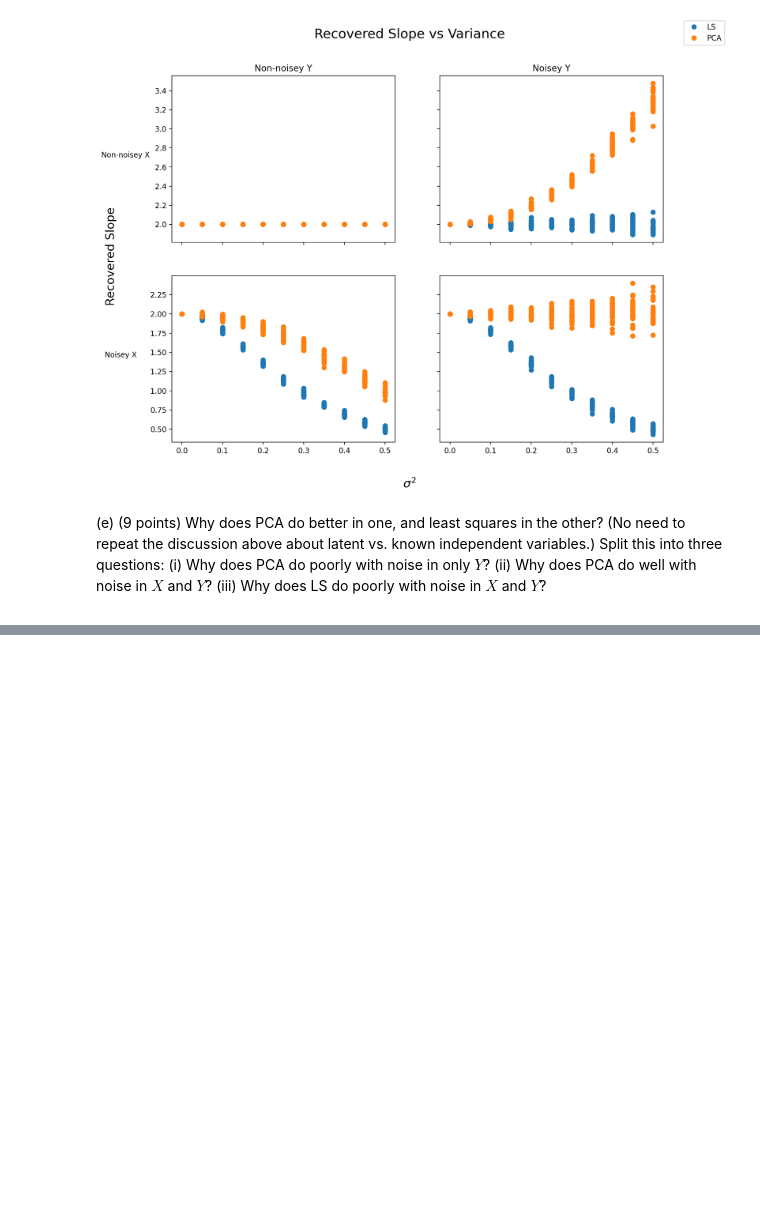
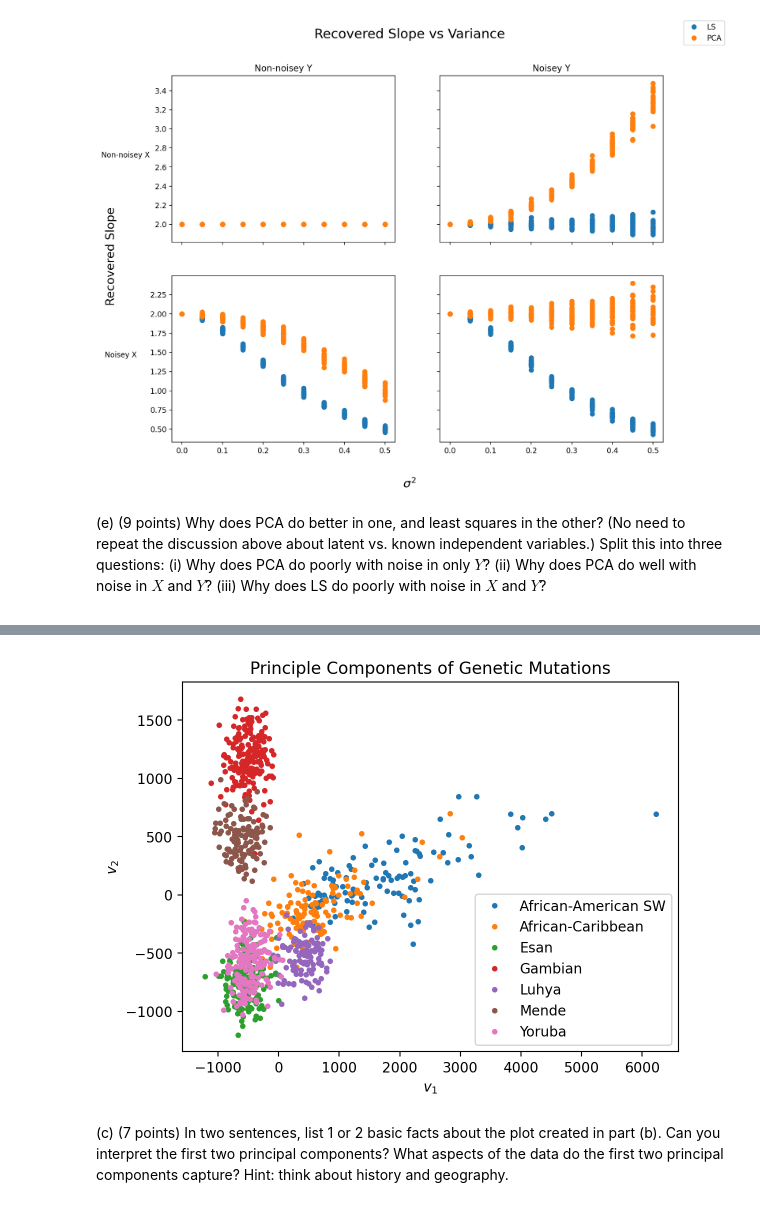
Before and after one commit to garfieldnate/Stanford-CS-168_Modern_Algorithmic_Toolbox, a Jupyter notebook: cs168/notebooks/mini_project_4.ipynb, the cells around one changed output, grey strips where cells are left out. Saved outputs shown, nothing was run; the diff lists cells and outputs as text; code cells hidden in the pictures; blank space fills up the shorter version.

Commit message:
Part 2c finished

```diff
--- a/cs168/notebooks/mini_project_4.ipynb
+++ b/cs168/notebooks/mini_project_4.ipynb
@@ -352,0 +350,2 @@ dimension of the returned vectors?
+# %%
+IDS, SEXES, POPULATIONS, GENOMES = load_1000_genomes_data()
@@ -352,0 +388,2 @@ dimension of the returned vectors?
+# %%
+MUTATIONS = get_mutations(GENOMES)
@@ -352,0 +410,35 @@ dimension of the returned vectors?
+# %%
+# Scikit-Learn provides an incremental implementation, lowering computational costs
+def pca_project(X, num_components=2):
+    """Extract the specified number of principal components from X after normalizing;
+    then return the projection of $X$ on these components."""
+    X_norm = StandardScaler().fit_transform(X)
+    pca = decomposition.PCA(n_components=2)
+    components = pd.DataFrame(pca.fit_transform(X_norm.T))
+    projections = X.dot(components)
+
+    assert projections.shape == (X.shape[0], num_components)
+    return projections
+# %%
+def plot_2_mutation_principle_components():
+    projections = pca_project(MUTATIONS, num_components=2)
+    assert projections.shape == (995, 2)
+
+    fig, ax = plt.subplots()
+    ax.set_xlabel("$v_1$")
+    ax.set_ylabel("$v_2$")
+    ax.set_title("Principle Components of Genetic Mutations")
+    for label in sorted(POPULATIONS.unique()):
+        mask = POPULATIONS == label
+        ax.plot(projections.loc[mask, 0], projections.loc[mask, 1], ".", label=label)
+    ax.legend(loc="best")
+
+plot_2_mutation_principle_components()
+# %% [output]
+[figure, added]
+# %% [markdown]
+<div class="custom-assignment-text">
+
+(c) (7 points) In two sentences, list 1 or 2 basic facts about the plot created in part (b). Can you interpret the first two principal components? What aspects of the data do the first two principal components capture? Hint: think about history and geography.
+
+</div>
```
Also changed, not shown: parts of 18 cells of this notebook, 3 other files.
